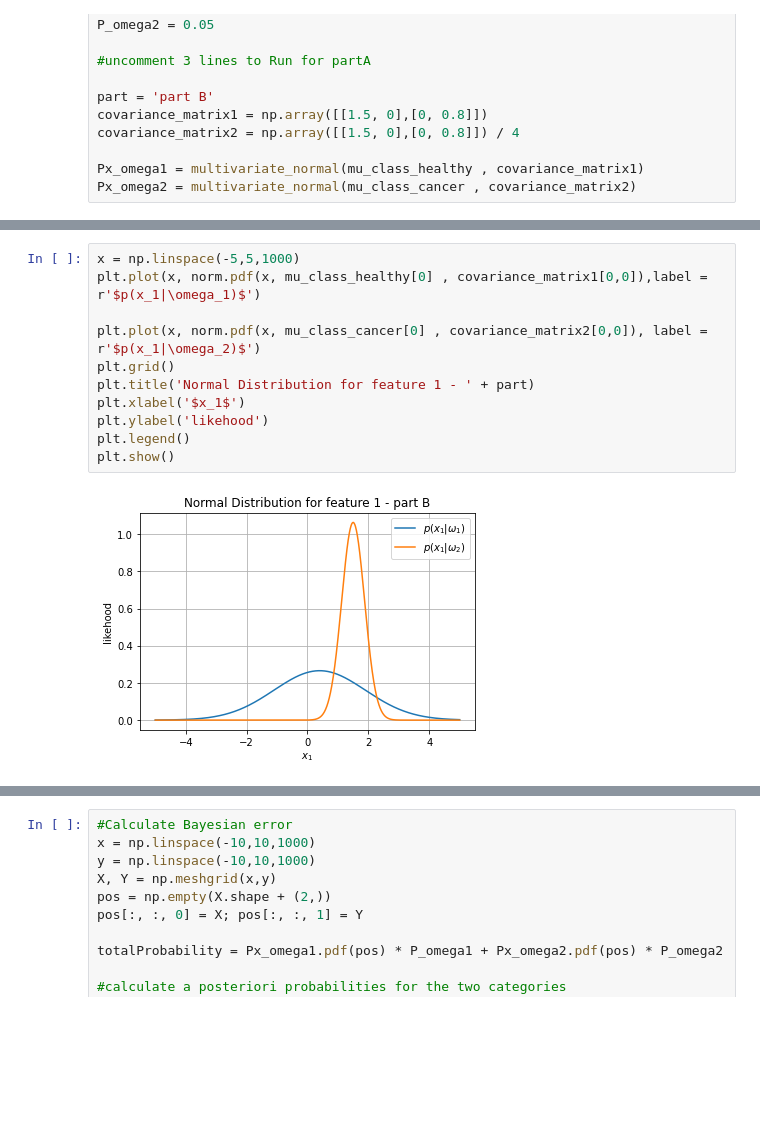
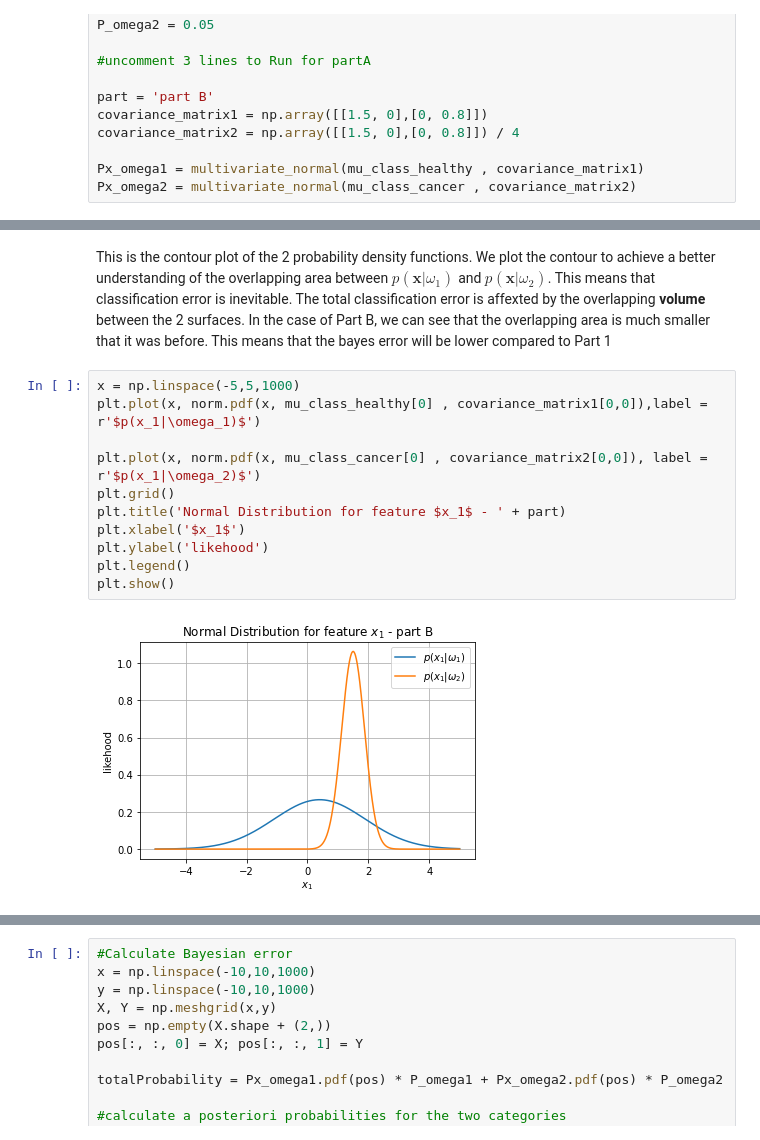
Before and after one commit to Sourland/pattern-recognision, a Jupyter notebook: Naive_Bayes.ipynb, the cells around one changed output, grey strips where cells are left out. Saved outputs shown, nothing was run; the diff lists cells and outputs as text; blank space fills up the shorter version.

```diff
--- a/Naive_Bayes.ipynb
+++ b/Naive_Bayes.ipynb
@@ -282,13 +342,15 @@ plt.show()
+# %% [markdown]
+This is the contour plot of the 2 probability density functions. We plot the contour to achieve a better understanding of the overlapping area between $p(\textbf{x}|ω_1)$ and $p(\textbf{x}|ω_2)$. This means that classification error is inevitable. The total classification error is affexted by the overlapping **volume** between the 2 surfaces. In the case of Part B, we can see that the overlapping area is much smaller that it was before. This means that the bayes error will be lower compared to Part 1
 # %%
 x = np.linspace(-5,5,1000)
 plt.plot(x, norm.pdf(x, mu_class_healthy[0] , covariance_matrix1[0,0]),label = r'$p(x_1|\omega_1)$')
 
 plt.plot(x, norm.pdf(x, mu_class_cancer[0] , covariance_matrix2[0,0]), label = r'$p(x_1|\omega_2)$')
 plt.grid()
-plt.title('Normal Distribution for feature 1 - ' + part)
+plt.title('Normal Distribution for feature $x_1$ - ' + part)
 plt.xlabel('$x_1$')
 plt.ylabel('likehood')
 plt.legend()
 plt.show()
 # %% [output]
-[figure, old version]
+[figure, new version]
```
Also changed, not shown: parts of 32 cells of this notebook.
